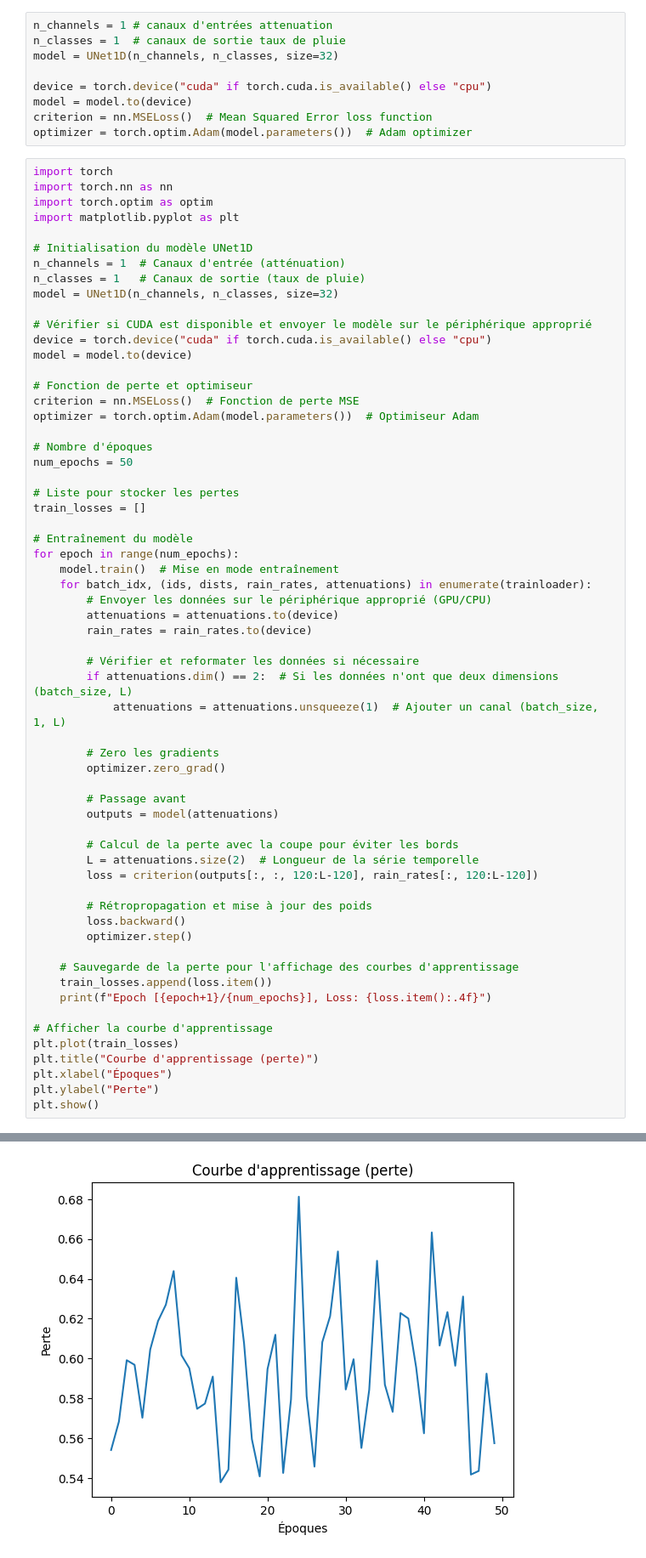
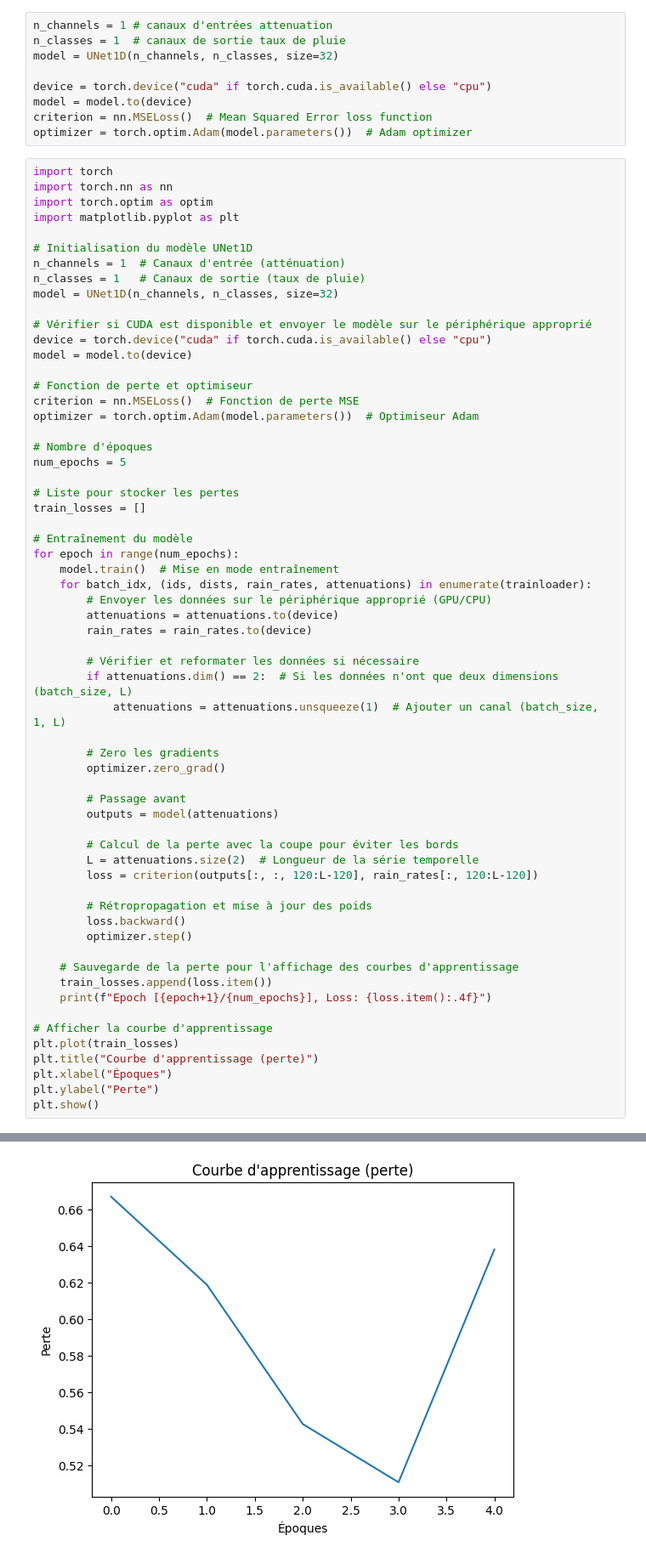
Before and after one commit to cutiepie1011/exam_2025, a Jupyter notebook: notebooks/probleme1.ipynb, the cells around one changed output, grey strips where cells are left out. Shown: that part at 85% size. Drawn from its saved outputs; the diff is of its cells as text.

```diff
--- a/notebooks/probleme1.ipynb
+++ b/notebooks/probleme1.ipynb
@@ -232,7 +226,7 @@ criterion = nn.MSELoss()  # Fonction de perte MSE
 optimizer = torch.optim.Adam(model.parameters())  # Optimiseur Adam
 
 # Nombre d'époques
-num_epochs = 50
+num_epochs = 5
 
 # Liste pour stocker les pertes
 train_losses = []
@@ -294,4 +276,4 @@ Epoch [50/50], Loss: 0.5575
-[figure, old version]
+[figure, new version]
 # %% [markdown]
 ## Partie II
 
```
Also changed, not shown: parts of 5 cells of this notebook.
